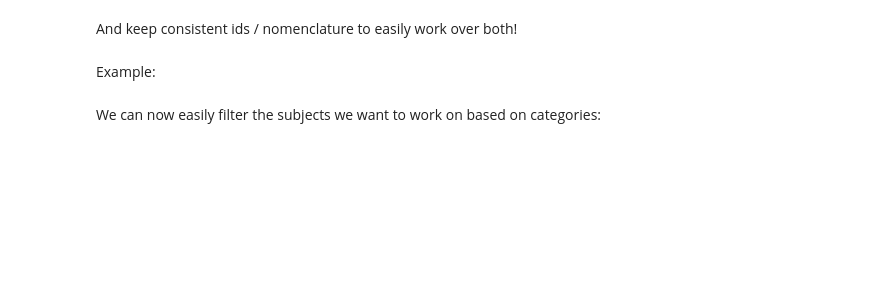
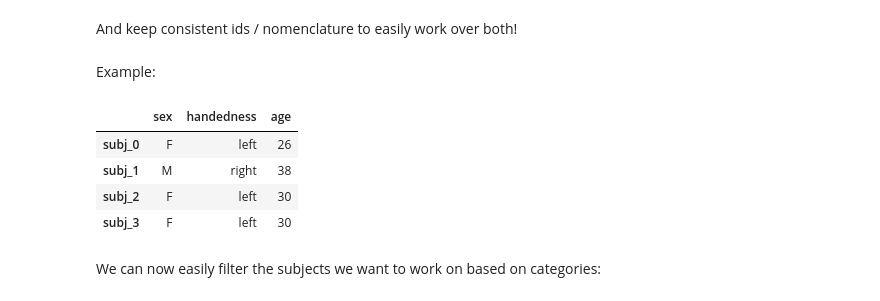
Before and after one commit to vigji/python-cimec-2024, a Jupyter notebook: lectures/Lecture1.3_More-pandas.ipynb, the cells around one changed output. Cells and saved outputs as stored; diff of their text form; code cells hidden in the pictures; blank space fills up the shorter version.

```diff
--- a/lectures/Lecture1.3_More-pandas.ipynb
+++ b/lectures/Lecture1.3_More-pandas.ipynb
@@ -422,11 +425,17 @@ Example:
 # %%
 # Let's build a subjects dataframe for the experiment above:
 np.random.seed(42)
-subjects_df = pd.DataFrame(dict(sex=np.random.choice(["F", "M"], size=n_subjects),
-                                handedness=np.random.choice(["left", "right"], size=n_subjects),
-                                age=np.random.randint(20, 40, size=n_subjects)),
-                          index=[f"subj_{i}" for i in range(n_subjects)])
+subjects_df = pd.DataFrame({"sex":np.random.choice(["F", "M"], size=n_subjects),
+                            "handedness": np.random.choice(["left", "right"], size=n_subjects),
+                            "age": np.random.randint(20, 40, size=n_subjects)})
+subjects_df.index = [f"subj_{i}" for i in range(n_subjects)]
 subjects_df
+# %% [output]
+|  | sex | handedness | age |
+| subj_0 | F | left | 26 |
+| subj_1 | M | right | 38 |
+| subj_2 | F | left | 30 |
+| subj_3 | F | left | 30 |
 # %% [markdown]
 We can now easily filter the subjects we want to work on based on categories:
 # %%
```
Also changed, not shown: parts of 22 cells of this notebook, 3 other files.
